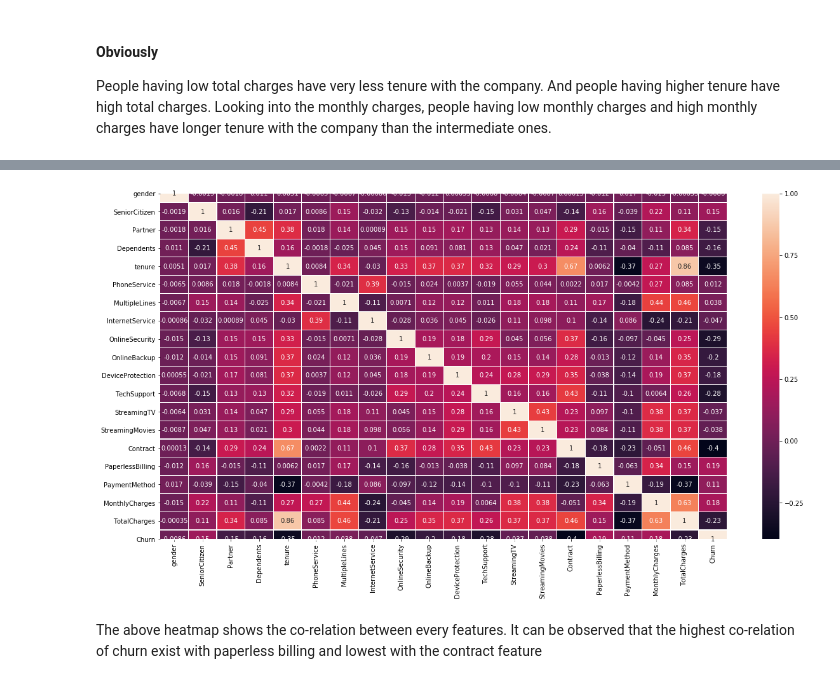
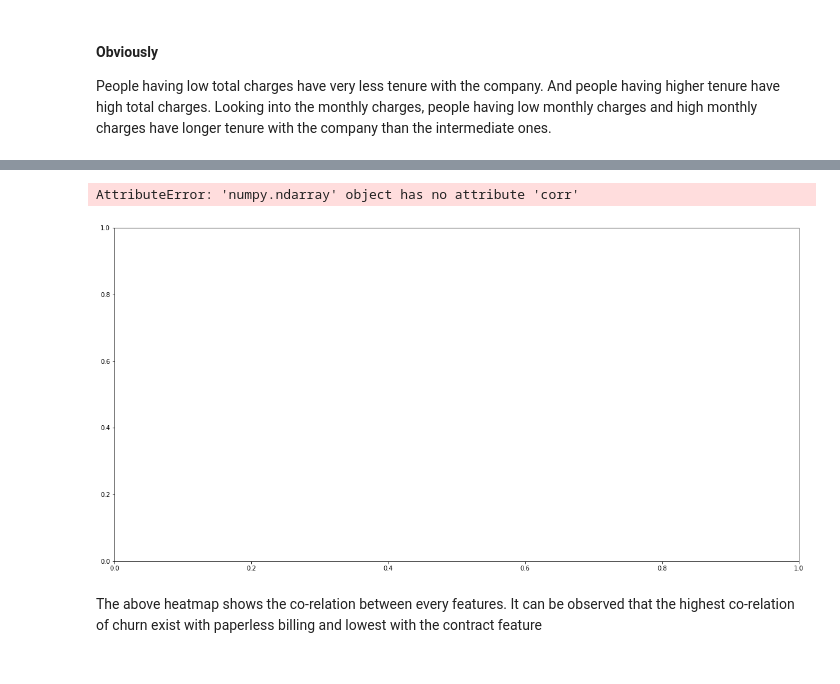
Before and after one commit to adityaprabhat01/eda-taskphase-aditya, a Jupyter notebook: telco_churn.ipynb, the cells around one changed output, grey strips where cells are left out. Saved outputs shown, nothing was run; the diff lists cells and outputs as text; code cells hidden in the pictures.

```diff
--- a/telco_churn.ipynb
+++ b/telco_churn.ipynb
@@ -315,9 +331,10 @@ df_encoded.head(3)
 # %%
 f, ax = plt.subplots(figsize=(20, 10))
-sns.heatmap(df_heatmap.corr(), linewidths=0.2, annot=True)
+sns.heatmap(df_encoded.corr(), linewidths=0.2, annot=True)
 plt.show()
 # %% [output]
+AttributeError: 'numpy.ndarray' object has no attribute 'corr'
-[figure, old version]
+[figure, new version]
 # %% [markdown]
 The above heatmap shows the co-relation between every features. It can be observed that the highest co-relation of churn exist with paperless billing and lowest with the contract feature
 # %%
```
Also changed, not shown: parts of 14 cells of this notebook.
